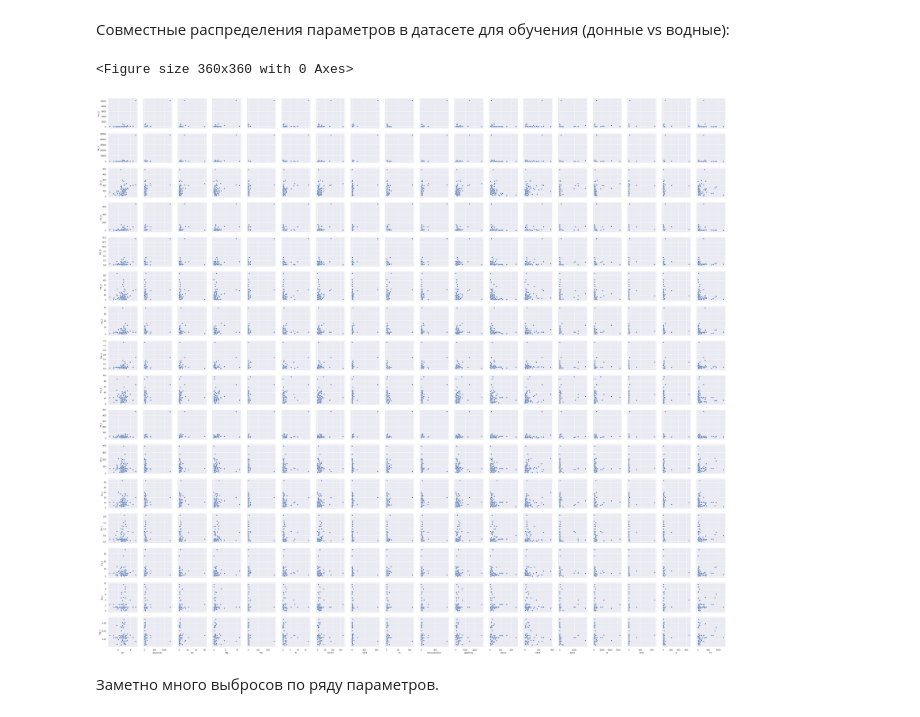
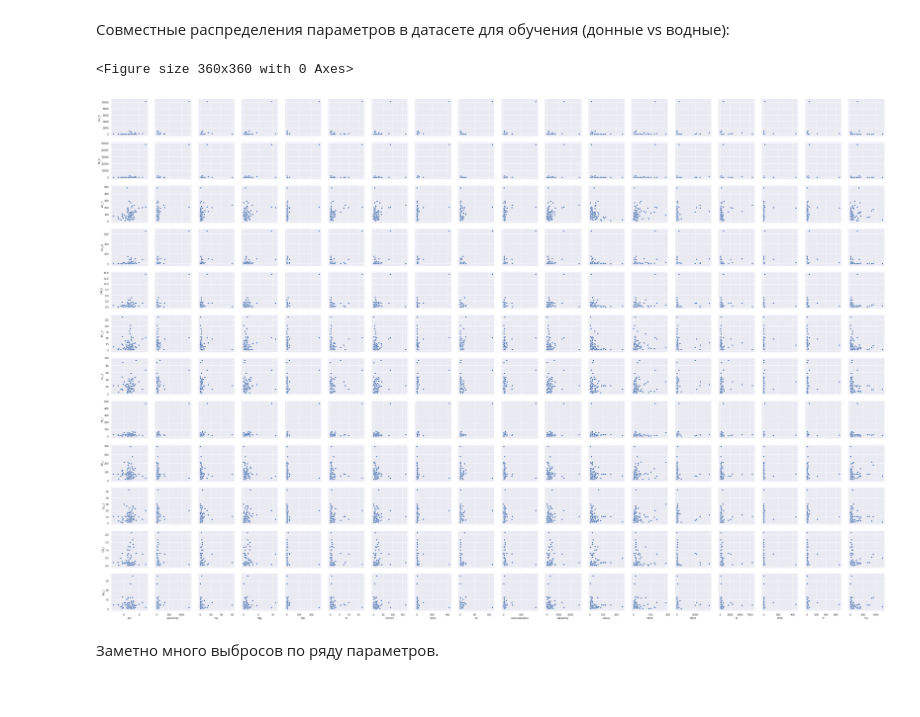
Before and after one commit to PonyCony/geochemistry, a Jupyter notebook: project/code.ipynb, the cells around one changed output. Cells and saved outputs as stored; diff of their text form; code cells hidden in the pictures.

```diff
--- a/project/code.ipynb
+++ b/project/code.ipynb
@@ -106,3 +110,5 @@ dtype: int64
+# %%
+data_train.drop(['As_h', 'Hg_h', 'As_l', 'Hg_l'], axis=1, inplace=True)
 # %%
 data_predict["Ca"] = data_predict["Ca"].apply(lambda x: x.replace(',','.'))
 data_predict = data_predict.apply(lambda x: x.astype(float))
@@ -151,15 +184,15 @@ g.map_upper(hide_current_axis);
 Совместные распределения параметров в датасете для обучения (донные vs водные):
 # %%
 xs = ['pH', 'electricity', 'Ca', 'Mg', 'Na', 'K', 'HCO3', 'SO4', 'Cl', 'mineralisation', 'alkalinity', 'colour','NH4', 'NO3', 'N', 'PO4', 'P', 'Fe']
-ys = ['Cu_h', 'Ni_h', 'Zn_h', 'Co_h', 'Cd_h', 'Pb_h', 'As_h', 'Hg_h', 'Cu_l', 'Ni_l', 'Zn_l', 'Co_l', 'Cd_l', 'Pb_l', 'As_l', 'Hg_l']
+ys = ['Cu_h', 'Ni_h', 'Zn_h', 'Co_h', 'Cd_h', 'Pb_h', 'Cu_l', 'Ni_l', 'Zn_l', 'Co_l', 'Cd_l', 'Pb_l']
 
 plt.figure(figsize = (5,5))
 g = sns.pairplot(data_train,
                 y_vars=ys,
                 x_vars=xs);
 # %% [output]
 <Figure size 360x360 with 0 Axes>
-[figure, old version]
+[figure, new version]
 # %% [markdown]
 Заметно много выбросов по ряду параметров.
 # %% [markdown]
```
Also changed, not shown: parts of 22 cells of this notebook.
